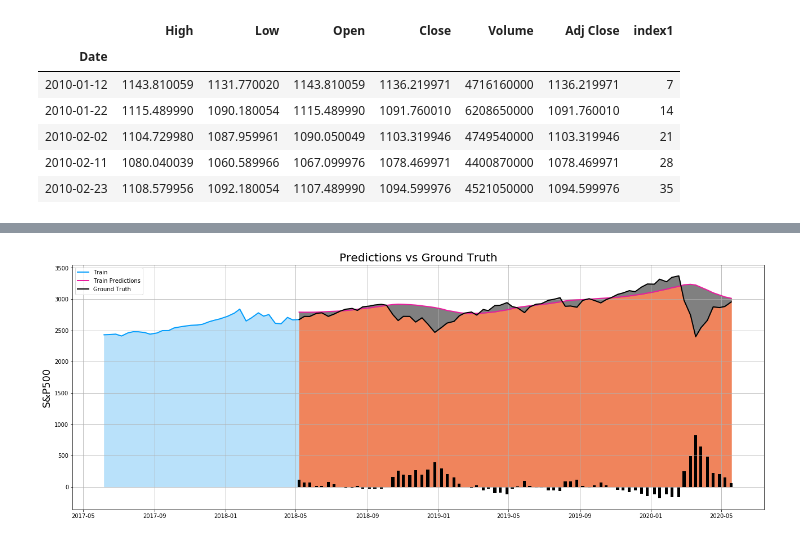
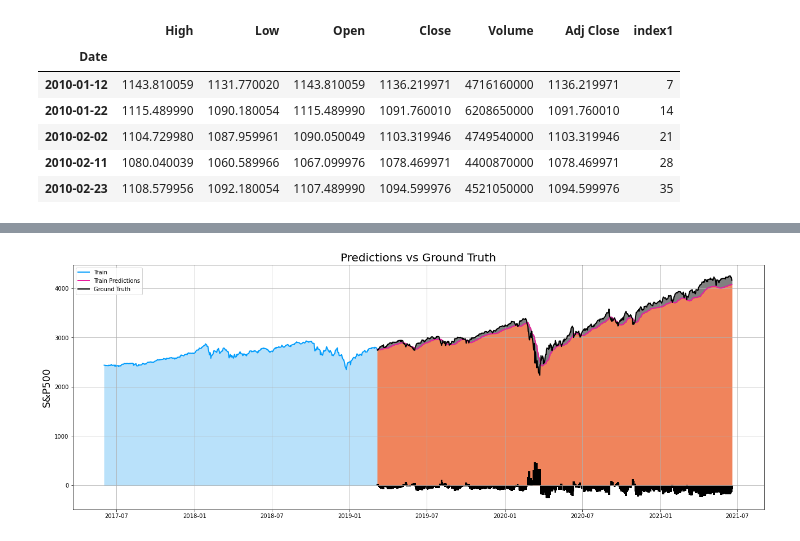
Before and after one commit to flo7up/relataly-public-python-tutorials, a Jupyter notebook: 004 Stock Market Prediction - Adjusting Time Series Prediction Intervals.ipynb, the cells around one changed output, grey strips where cells are left out. Cells and saved outputs as stored; diff of their text form; code cells hidden in the pictures.

```diff
--- a/004 Stock Market Prediction - Adjusting Time Series Prediction Intervals.ipynb
+++ b/004 Stock Market Prediction - Adjusting Time Series Prediction Intervals.ipynb
@@ -115,10 +143,11 @@ print(y_train.shape)
 # Configure the neural network model
 model = Sequential()
 
-# Model with 50 Neurons
-# inputshape = 50 weekly price quotes
-model.add(LSTM(50, return_sequences=True, input_shape=(x_train.shape[1], x_train.shape[2])))
-model.add(LSTM(50, return_sequences=False))
+# Model with n_neurons Neurons
+n_neurons = x_train.shape[1] * x_train.shape[2]
+print(n_neurons, x_train.shape[1], x_train.shape[2])
+model.add(LSTM(n_neurons, return_sequences=True, input_shape=(x_train.shape[1], x_train.shape[2])))
+model.add(LSTM(n_neurons, return_sequences=False))
 model.add(Dense(25, activation="relu"))
 model.add(Dense(1))
 
@@ -127,13 +158,9 @@ model.compile(optimizer="adam", loss="mean_squared_error")
-# %%
-# Create a new array containing the test dataset
-test_data = scaled_data[training_data_length - 50 :, :]
-
-# Create the data sets x_test and y_test
-x_test = []
-y_test = npdataset[training_data_length:, :]
-for i in range(50, len(test_data)):
-    x_test.append(test_data[i - 50 : i, 0])
 # %%
-# Train the model
-model.fit(x_train, y_train, batch_size=2, epochs=5)
+# Training the model
+epochs = 10
+early_stop = EarlyStopping(monitor='loss', patience=2, verbose=1)
+history = model.fit(x_train, y_train,
+                    batch_size=16,
+                    epochs=epochs,
+                    callbacks=[early_stop])
 # %% [output]
@@ -151,10 +186,0 @@ Epoch 5/5
-# %%
-# Convert the data to a numpy array
-x_test = np.array(x_test)
-
-# Reshape the data, so that we get an array with multiple test datasets
-x_test = np.reshape(x_test, (x_test.shape[0], x_test.shape[1], 1))
-
-# Get the predicted values
-predictions = model.predict(x_test)
-predictions = mmscaler.inverse_transform(predictions)
@@ -178,40 +210,41 @@ MAE: 122.628553
 # The date from which on the date is displayed
 display_start_date = "2017-06-01"
 
+train_length = train_data.shape[0]
 # Add the difference between the valid and predicted prices
-train = data[:training_data_length + 1]
-valid = data[training_data_length:]
+train = data[:train_length + 1]
+valid = data[train_length:]
 valid.insert(1, "Predictions", predictions, True)
 valid.insert(1, "Difference", valid["Predictions"] - valid["Close"], True)
 
 # Zoom in to a closer timeframe
 valid = valid[valid.index > display_start_date]
 train = train[train.index > display_start_date]
 
 # Visualize the data
 fig, ax1 = plt.subplots(figsize=(22, 8), sharex=True)
 xt = train.index; yt = train[["Close"]]
 xv = valid.index; yv = valid[["Close", "Predictions"]]
 plt.title("Predictions vs Ground Truth", fontsize=20)
 plt.ylabel(stockname, fontsize=18)
 plt.plot(yt, color="#039dfc", linewidth=2.0)
 plt.plot(yv["Predictions"], color="#E91D9E", linewidth=2.0)
 plt.plot(yv["Close"], color="black", linewidth=2.0)
 plt.legend(["Train", "Train Predictions", "Ground Truth"], loc="upper left")
 
 # Fill between plotlines
 ax1.fill_between(xt, 0, yt["Close"], color="#b9e1fa")
 ax1.fill_between(xv, 0, yv["Predictions"], color="#F0845C")
 ax1.fill_between(xv, yv["Close"], yv["Predictions"], color="grey")
 
 # Create the bar plot with the differences
 x = valid.index
 y = valid["Difference"]
 plt.bar(x, y, width=5, color="black")
 plt.grid()
 plt.show()
 # %% [output]
-[figure, old version]
+[figure, new version]
 # %%
 # Add the difference between the valid and predicted prices
 diffdf = valid
```
Also changed, not shown: parts of 19 cells of this notebook, 2 other files.
